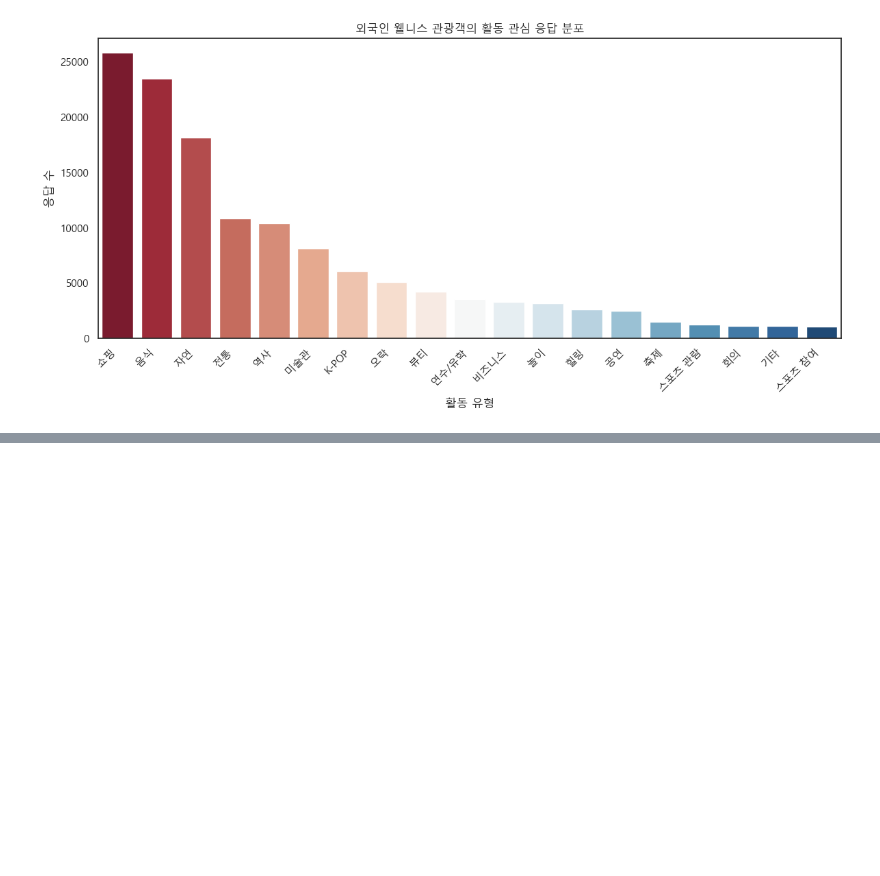
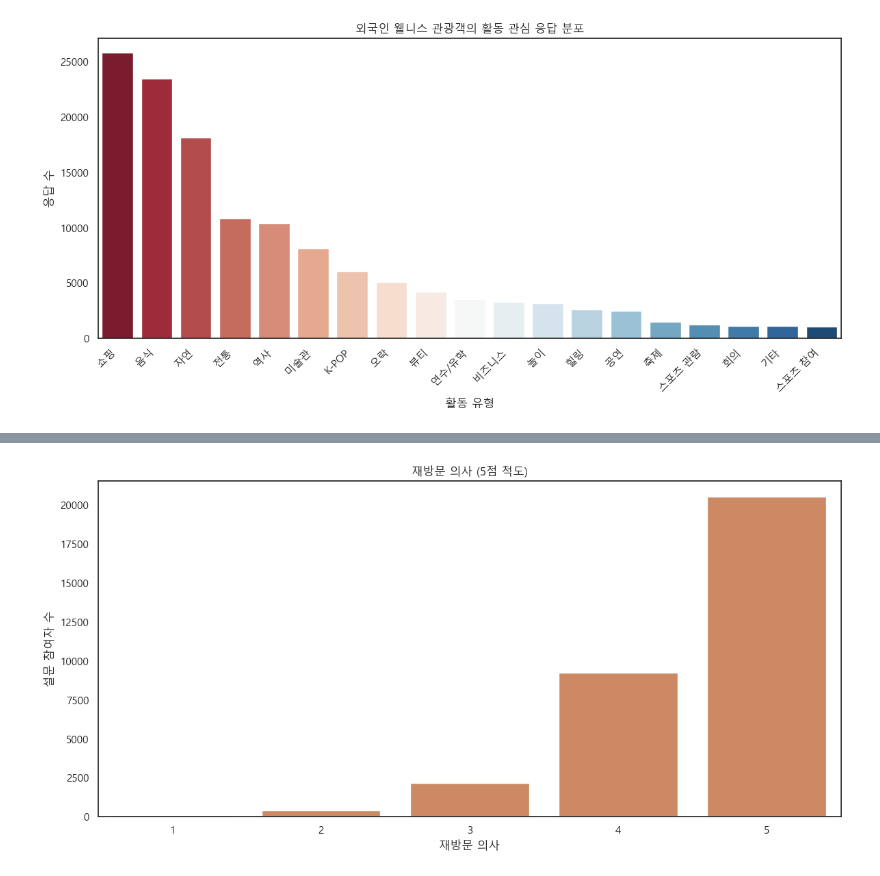
Before and after one commit to tamx2y/wellness_tour, a Jupyter notebook: 02_infoaccess/05_descriptive statistics.ipynb, the cells around one changed output, grey strips where cells are left out. Saved outputs shown, nothing was run; the diff lists cells and outputs as text; code cells hidden in the pictures; blank space fills up the shorter version.

```diff
--- a/02_infoaccess/05_descriptive statistics.ipynb
+++ b/02_infoaccess/05_descriptive statistics.ipynb
@@ -414,4 +414,6 @@ Passing `palette` without assigning `hue` is deprecated and will be removed in v
   sns.barplot(data=df_sorted, x='category_kor', y='count', palette='RdBu')
 [figure]
 # %%
-# 웰니스와 일반 관광객 구분
+# wellness 컬럼 생성
+d34['wellness'] = ((d34['part_beauty'] == 12) | (d34['part_nature'] == 3)).astype(int)
+print(d34['wellness'].value_counts())
@@ -423,3 +437,16 @@ Passing `palette` without assigning `hue` is deprecated and will be removed in v
 # 만족도 (general)
 # %%
 # 만족도 (웰니스 vs general)
+# %%
+# revisit_think
+d34['revisit_think'].value_counts()
+
+sns.countplot(x='revisit_think', data=d34)
+sns.countplot(x='revisit_think', data=d34)
+plt.title("재방문 의사 (5점 척도)")
+plt.ylabel("설문 참여자 수")
+plt.xlabel("재방문 의사")
+plt.tight_layout()
+plt.show()
+# %% [output]
+[figure, added]
```
Also changed, not shown: parts of 11 cells of this notebook, 2 other files.
